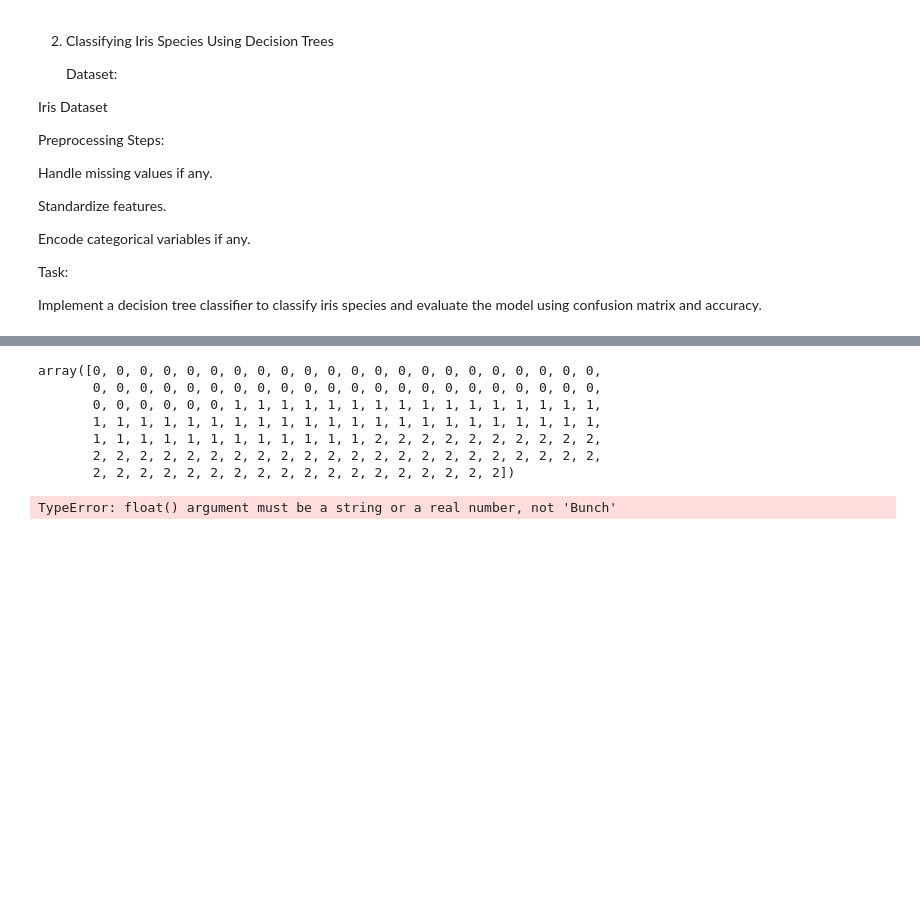
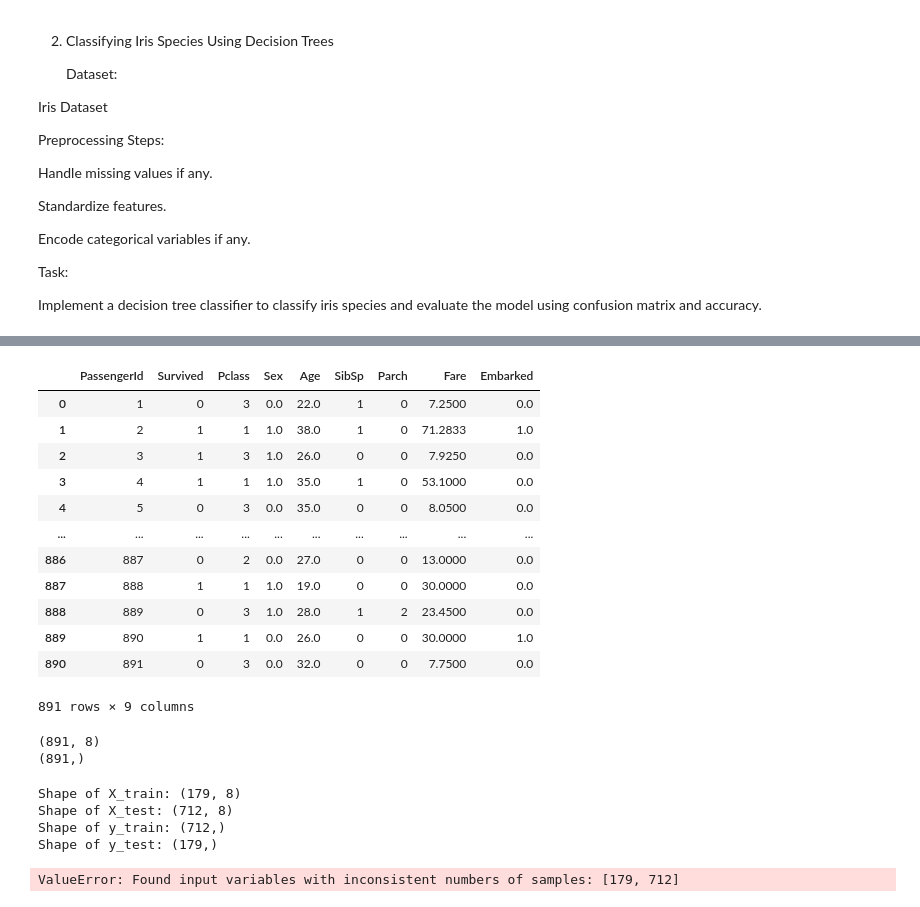
Before and after one commit to amber-khurshid/100DaysOfBytewise, a Jupyter notebook: eleventh_task.ipynb, the cells around one changed output, grey strips where cells are left out. Drawn from its saved outputs; the diff is of its cells as text; code cells hidden in the pictures; blank space fills up the shorter version.

```diff
--- a/eleventh_task.ipynb
+++ b/eleventh_task.ipynb
@@ -149,16 +292,53 @@ df= pd.read_csv('iris.csv')
+# %%
+df.drop(['Name', 'Ticket', 'Cabin'], axis=1, inplace=True)
+df
+# %% [output]
+|  | PassengerId | Survived | Pclass | Sex | Age | SibSp | Parch | Fare | Embarked |
+| 0 | 1 | 0 | 3 | 0.0 | 22.0 | 1 | 0 | 7.2500 | 0.0 |
+| 1 | 2 | 1 | 1 | 1.0 | 38.0 | 1 | 0 | 71.2833 | 1.0 |
+| 2 | 3 | 1 | 3 | 1.0 | 26.0 | 0 | 0 | 7.9250 | 0.0 |
+| 3 | 4 | 1 | 1 | 1.0 | 35.0 | 1 | 0 | 53.1000 | 0.0 |
+| 4 | 5 | 0 | 3 | 0.0 | 35.0 | 0 | 0 | 8.0500 | 0.0 |
+| ... | ... | ... | ... | ... | ... | ... | ... | ... | ... |
+| 886 | 887 | 0 | 2 | 0.0 | 27.0 | 0 | 0 | 13.0000 | 0.0 |
+| 887 | 888 | 1 | 1 | 1.0 | 19.0 | 0 | 0 | 30.0000 | 0.0 |
+| 888 | 889 | 0 | 3 | 1.0 | 28.0 | 1 | 2 | 23.4500 | 0.0 |
+| 889 | 890 | 1 | 1 | 0.0 | 26.0 | 0 | 0 | 30.0000 | 1.0 |
+| 890 | 891 | 0 | 3 | 0.0 | 32.0 | 0 | 0 | 7.7500 | 0.0 |
+891 rows × 9 columns
 # %%
-X= df.drop(columns=)
+# df.drop(columns='Name')
+# df.drop(columns='Ticket')
-# %% [output]
-array([0, 0, 0, 0, 0, 0, 0, 0, 0, 0, 0, 0, 0, 0, 0, 0, 0, 0, 0, 0, 0, 0,
-       0, 0, 0, 0, 0, 0, 0, 0, 0, 0, 0, 0, 0, 0, 0, 0, 0, 0, 0, 0, 0, 0,
-       0, 0, 0, 0, 0, 0, 1, 1, 1, 1, 1, 1, 1, 1, 1, 1, 1, 1, 1, 1, 1, 1,
-       1, 1, 1, 1, 1, 1, 1, 1, 1, 1, 1, 1, 1, 1, 1, 1, 1, 1, 1, 1, 1, 1,
-       1, 1, 1, 1, 1, 1, 1, 1, 1, 1, 1, 1, 2, 2, 2, 2, 2, 2, 2, 2, 2, 2,
-       2, 2, 2, 2, 2, 2, 2, 2, 2, 2, 2, 2, 2, 2, 2, 2, 2, 2, 2, 2, 2, 2,
-       2, 2, 2, 2, 2, 2, 2, 2, 2, 2, 2, 2, 2, 2, 2, 2, 2, 2])
-# %%
-from sklearn.preprocessing import StandardScaler
-scaler= StandardScaler()
-standardized= scaler.fit_transform(dataset)
-# %% [output]
-TypeError: float() argument must be a string or a real number, not 'Bunch'
+# %%
+# df.drop(columns='Name')
+from sklearn.preprocessing import StandardScaler
+features= ['PassengerId','Pclass','Sex','Age','SibSp','Parch','Fare','Embarked']
+X=df[features]
+# scaler=StandardScaler()
+# X= scaler.fit_transform(X)
+y=df['Survived']
+print(X.shape)
+print(y.shape)
+# %% [output]
+(891, 8)
+(891,)
+# %%
+
+from sklearn.model_selection import train_test_split
+
+X_test, X_train, y_train, y_test=train_test_split(X, y, test_size=0.2, random_state=42)
+print(f"Shape of X_train: {X_train.shape}")
+print(f"Shape of X_test: {X_test.shape}")
+print(f"Shape of y_train: {y_train.shape}")
+print(f"Shape of y_test: {y_test.shape}")
+# %% [output]
+Shape of X_train: (179, 8)
+Shape of X_test: (712, 8)
+Shape of y_train: (712,)
+Shape of y_test: (179,)
+# %%
+from sklearn.linear_model import LogisticRegression
+model= LogisticRegression(random_state=42)
+model.fit(X_train, y_train)
+# %% [output]
+ValueError: Found input variables with inconsistent numbers of samples: [179, 712]
```
Also changed, not shown: parts of 14 cells of this notebook.
